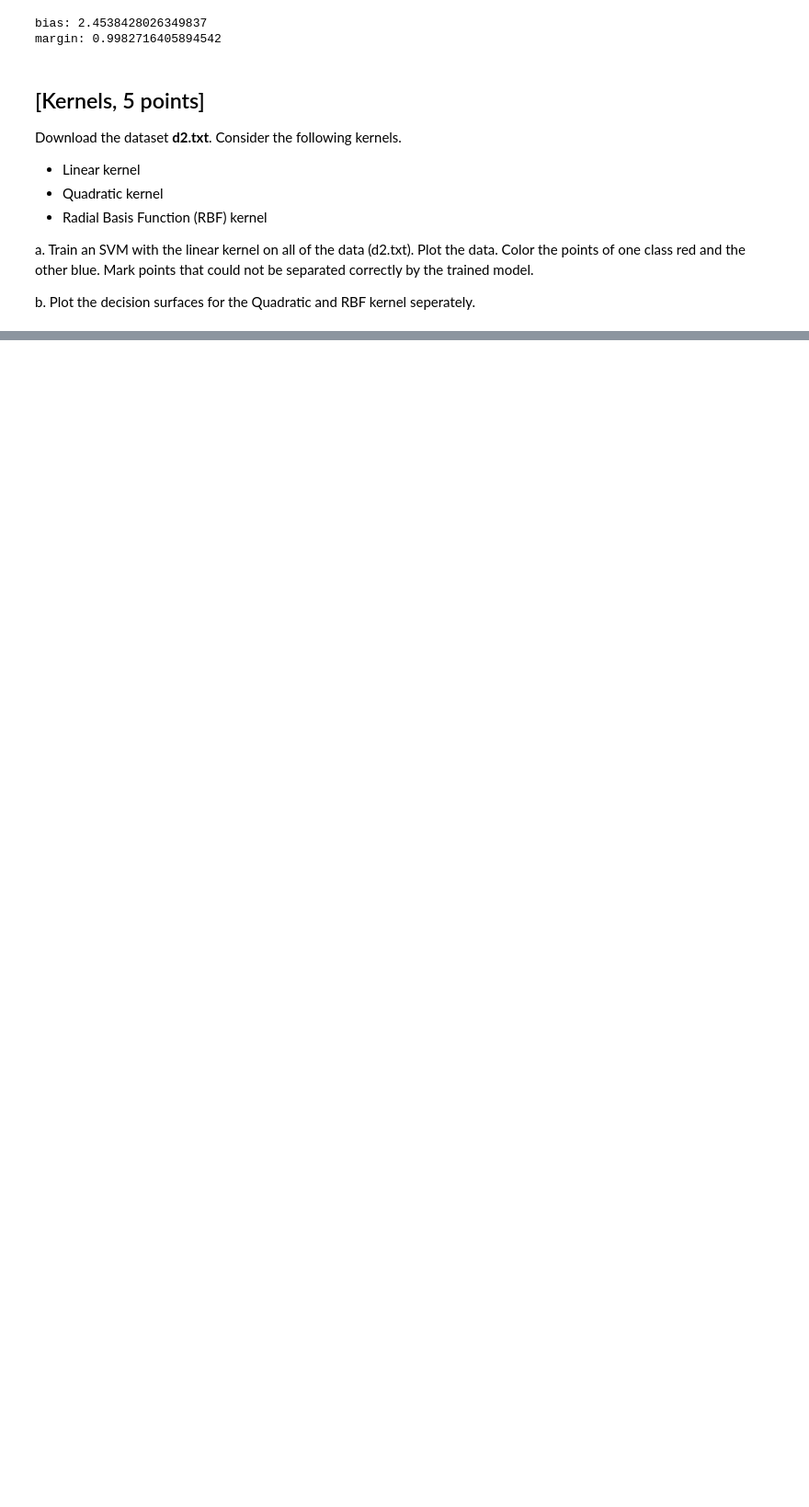
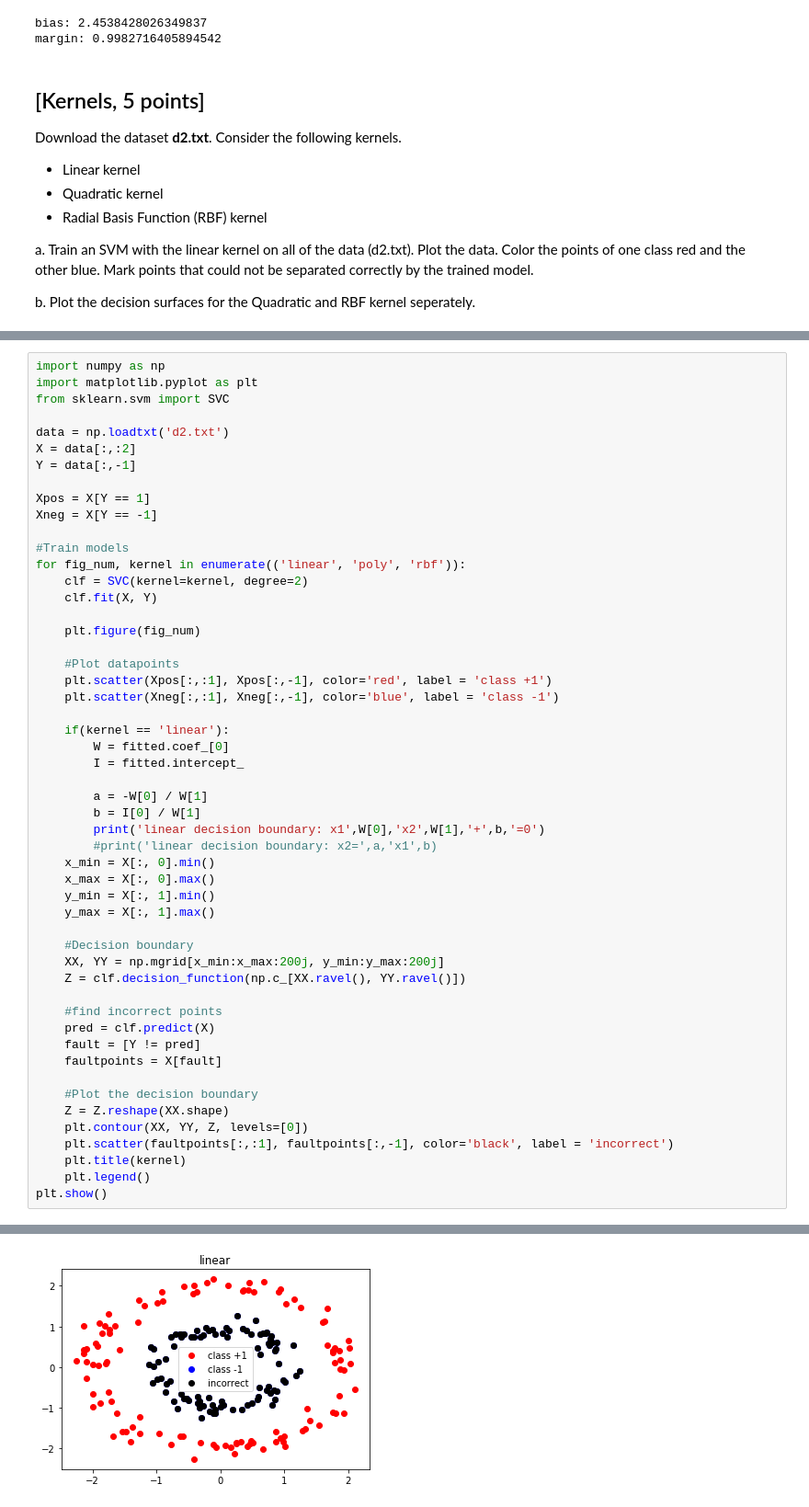
Before and after one commit to vchristoffersson/TDA231, a Jupyter notebook: hw4/hw4.ipynb, the cells around one changed output, grey strips where cells are left out. Shown at 92% size. Saved outputs shown, nothing was run; the diff lists cells and outputs as text; blank space fills up the shorter version.

```diff
--- a/hw4/hw4.ipynb
+++ b/hw4/hw4.ipynb
@@ -254,0 +213,53 @@ plt.show()
+# %%
+import numpy as np
+import matplotlib.pyplot as plt
+from sklearn.svm import SVC
+
+data = np.loadtxt('d2.txt')
+X = data[:,:2]
+Y = data[:,-1]
+
+Xpos = X[Y == 1]
+Xneg = X[Y == -1]
+
+#Train models
+for fig_num, kernel in enumerate(('linear', 'poly', 'rbf')):
+    clf = SVC(kernel=kernel, degree=2)
+    clf.fit(X, Y)
+
+    plt.figure(fig_num)
+
+    #Plot datapoints
+    plt.scatter(Xpos[:,:1], Xpos[:,-1], color='red', label = 'class +1')
+    plt.scatter(Xneg[:,:1], Xneg[:,-1], color='blue', label = 'class -1')
+
+    if(kernel == 'linear'):
+        W = fitted.coef_[0]
+        I = fitted.intercept_
+
+        a = -W[0] / W[1]
+        b = I[0] / W[1]
+        print('linear decision boundary: x1',W[0],'x2',W[1],'+',b,'=0')
+        #print('linear decision boundary: x2=',a,'x1',b)
+    x_min = X[:, 0].min()
+    x_max = X[:, 0].max()
+    y_min = X[:, 1].min()
+    y_max = X[:, 1].max()
+
+    #Decision boundary
+    XX, YY = np.mgrid[x_min:x_max:200j, y_min:y_max:200j]
+    Z = clf.decision_function(np.c_[XX.ravel(), YY.ravel()])
+
+    #find incorrect points
+    pred = clf.predict(X)
+    fault = [Y != pred]
+    faultpoints = X[fault]
+
+    #Plot the decision boundary
+    Z = Z.reshape(XX.shape)
+    plt.contour(XX, YY, Z, levels=[0])
+    plt.scatter(faultpoints[:,:1], faultpoints[:,-1], color='black', label = 'incorrect')
+    plt.title(kernel)
+    plt.legend()
+plt.show()
+# %% [output]
@@ -254,0 +267 @@ plt.show()
+[figure, added]
```
Also changed, not shown: parts of 4 cells of this notebook.
